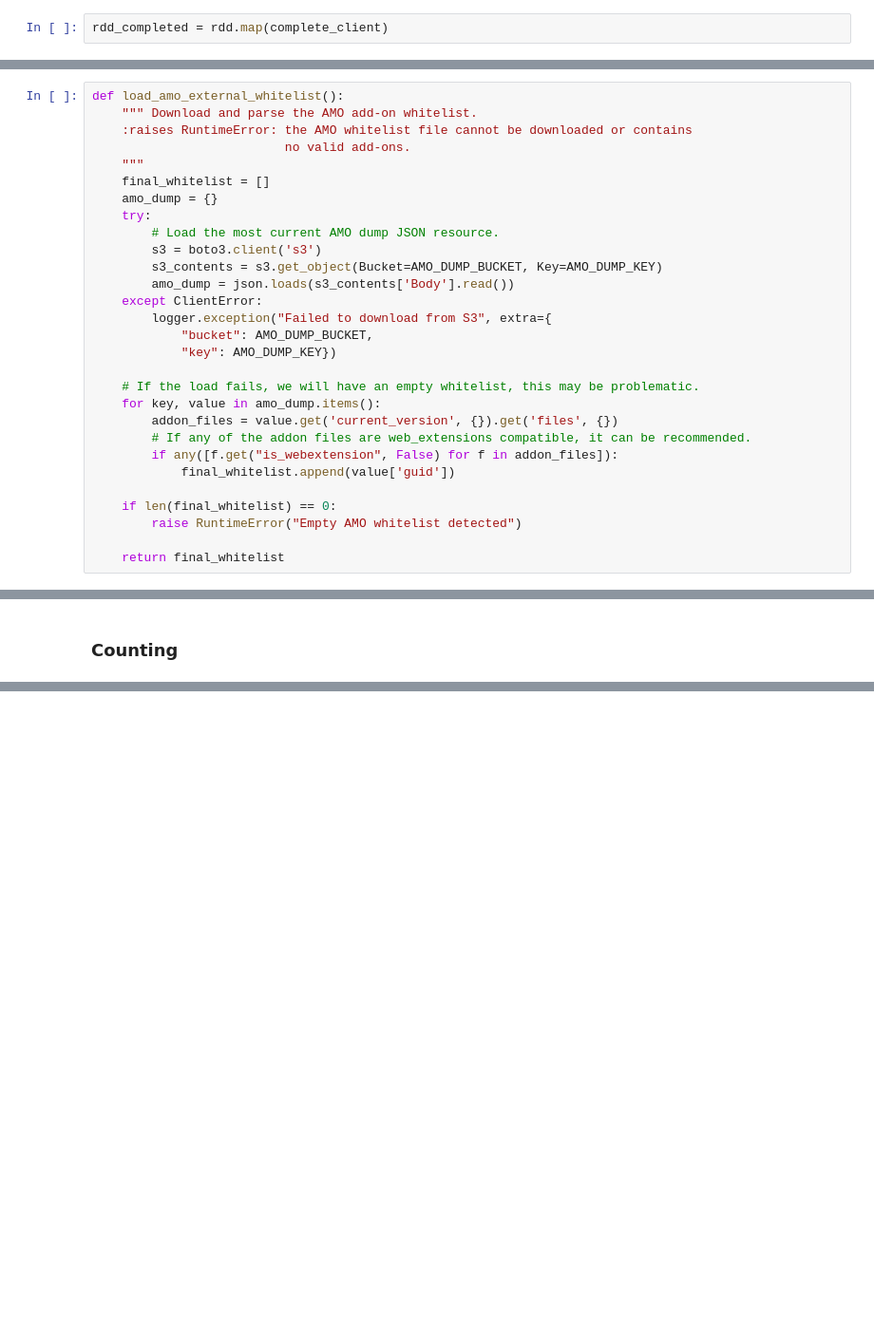
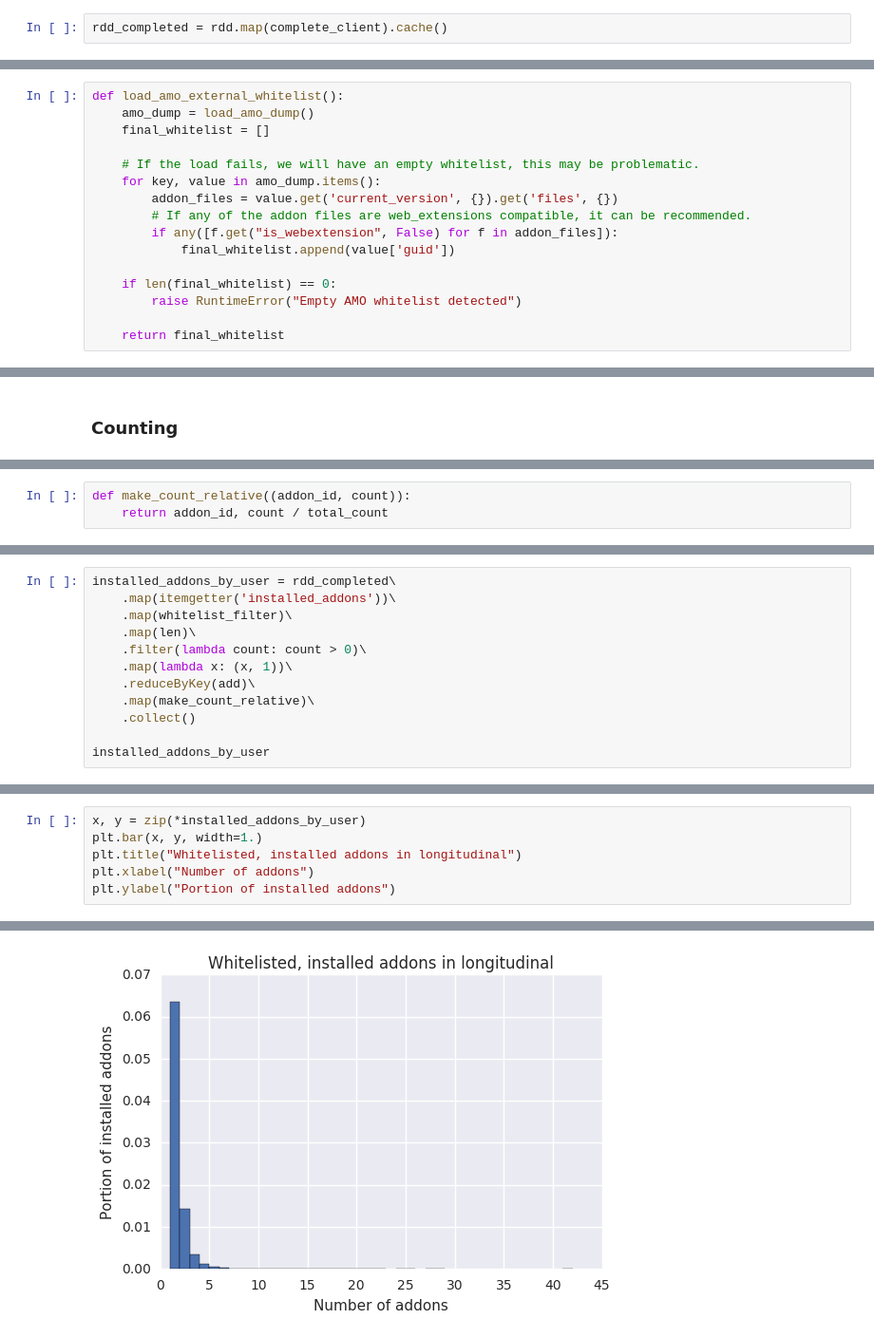
Before and after one commit to florian/taar-prototyping, a Jupyter notebook: collaborative_analysis.ipynb, the cells around one changed output, grey strips where cells are left out. Shown: that part at 95% size. Saved outputs shown, nothing was run; the diff lists cells and outputs as text; blank space fills up the shorter version.

```diff
--- a/collaborative_analysis.ipynb
+++ b/collaborative_analysis.ipynb
@@ -24,7 +26,7 @@ def complete_client(client):
     client['installed_addons'] = client['installed_addons'] or []
     return client
 # %%
-rdd_completed = rdd.map(complete_client)
+rdd_completed = rdd.map(complete_client).cache()
 # %% [markdown]
 ## Counting what portion of users have any addons installed
 # %%
@@ -52,20 +67,7 @@ AMO_DUMP_KEY = 'telemetry-ml/addon_recommender/addons_database.json'
 # %%
 def load_amo_external_whitelist():
-    """ Download and parse the AMO add-on whitelist.
-    :raises RuntimeError: the AMO whitelist file cannot be downloaded or contains
-                          no valid add-ons.
-    """
+    amo_dump = load_amo_dump()
     final_whitelist = []
-    amo_dump = {}
-    try:
-        # Load the most current AMO dump JSON resource.
-        s3 = boto3.client('s3')
-        s3_contents = s3.get_object(Bucket=AMO_DUMP_BUCKET, Key=AMO_DUMP_KEY)
-        amo_dump = json.loads(s3_contents['Body'].read())
-    except ClientError:
-        logger.exception("Failed to download from S3", extra={
-            "bucket": AMO_DUMP_BUCKET,
-            "key": AMO_DUMP_KEY})
 
     # If the load fails, we will have an empty whitelist, this may be problematic.
     for key, value in amo_dump.items():
@@ -99,0 +195,3 @@ rdd_completed.filter(lambda client: len(whitelist_filter(client['installed_addon
+# %%
+def make_count_relative((addon_id, count)):
+    return addon_id, count / total_count
@@ -99,0 +300,12 @@ rdd_completed.filter(lambda client: len(whitelist_filter(client['installed_addon
+# %%
+installed_addons_by_user = rdd_completed\
+    .map(itemgetter('installed_addons'))\
+    .map(whitelist_filter)\
+    .map(len)\
+    .filter(lambda count: count > 0)\
+    .map(lambda x: (x, 1))\
+    .reduceByKey(add)\
+    .map(make_count_relative)\
+    .collect()
+
+installed_addons_by_user
@@ -99,0 +330,7 @@ rdd_completed.filter(lambda client: len(whitelist_filter(client['installed_addon
+# %%
+x, y = zip(*installed_addons_by_user)
+plt.bar(x, y, width=1.)
+plt.title("Whitelisted, installed addons in longitudinal")
+plt.xlabel("Number of addons")
+plt.ylabel("Portion of installed addons")
+# %% [output]
@@ -99,0 +338 @@ rdd_completed.filter(lambda client: len(whitelist_filter(client['installed_addon
+[figure, added]
```
Also changed, not shown: parts of 46 cells of this notebook, 6 other files.
